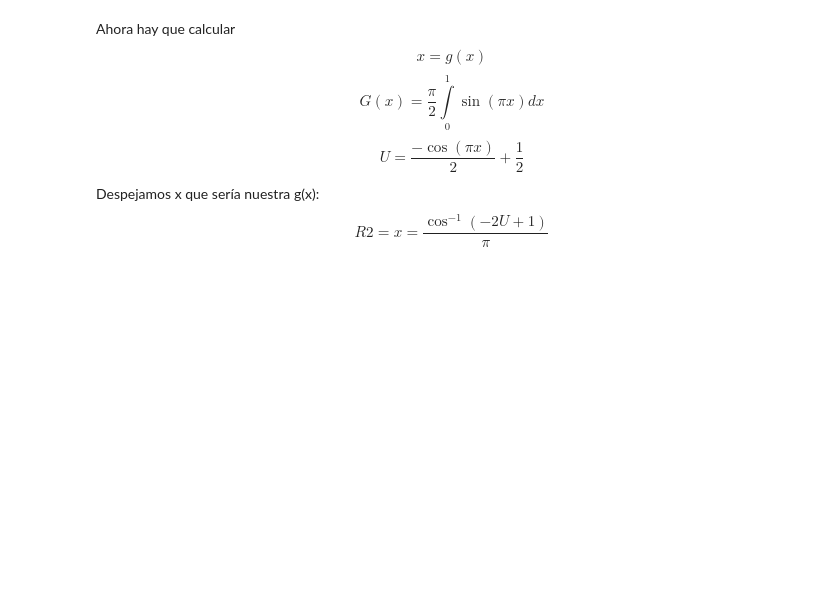
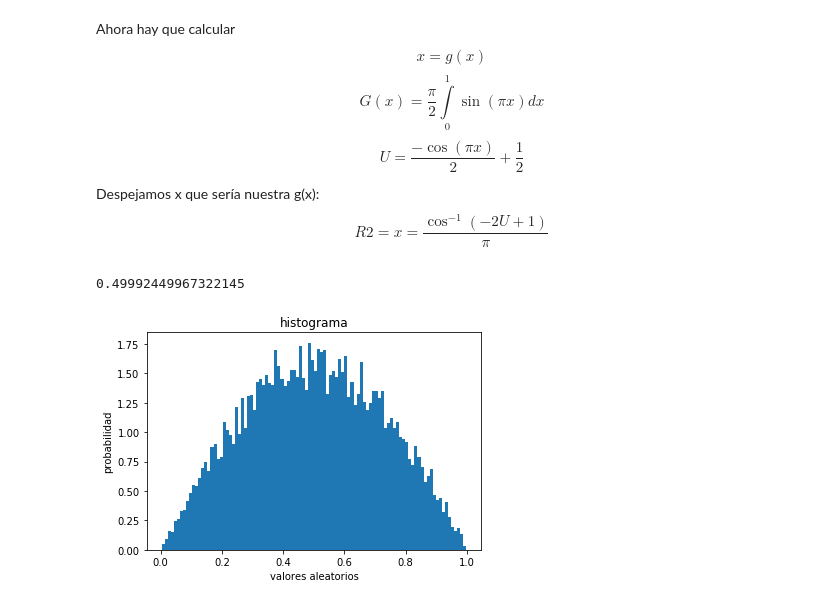
Before and after one commit to Csainz17/Tarea6_EDMendoza_CSainz, a Jupyter notebook: Tarea6_EDMendoza_CSainz.ipynb, the cells around one changed output. Saved outputs shown, nothing was run; the diff lists cells and outputs as text; code cells hidden in the pictures; blank space fills up the shorter version.

```diff
--- a/Tarea6_EDMendoza_CSainz.ipynb
+++ b/Tarea6_EDMendoza_CSainz.ipynb
@@ -98,3 +146,20 @@ plt.show()
 Tenemos las 2 funciones con las que vamos a trabajar: $$f(x)=30(x^2-2x^3+x^4)$$  $$t(x) = a sin(\pi x)$$
 # %% [markdown]
 Ahora hay que calcular $$x = g(x)$$  $$G(x) = \dfrac{\pi}{2}  \int \limits_{0}^{1}{\sin(\pi x)} dx $$  $$ U = \dfrac{-\cos(\pi x)}{2}+ \dfrac {1}{2}$$  Despejamos x que sería nuestra g(x):  $$ R2 = x = \dfrac{\cos^{-1}(-2U+1)}{\pi}$$
+# %%
+#4
+N = 10000 # Número de muestras
+
+g = lambda x:(np.pi*np.sin(np.pi*x))/2
+x1 = np.arccos(-2*np.random.random(N)+1)/np.pi
+# Histograma
+plt.hist(x1,100,density=True)
+plt.xlabel('valores aleatorios')
+plt.ylabel('probabilidad')
+plt.title('histograma')
+print(np.mean(x1))
+
+plt.show()
+# %% [output]
+0.49992449967322145
+[figure, added]
```
Also changed, not shown: parts of 9 cells of this notebook.
